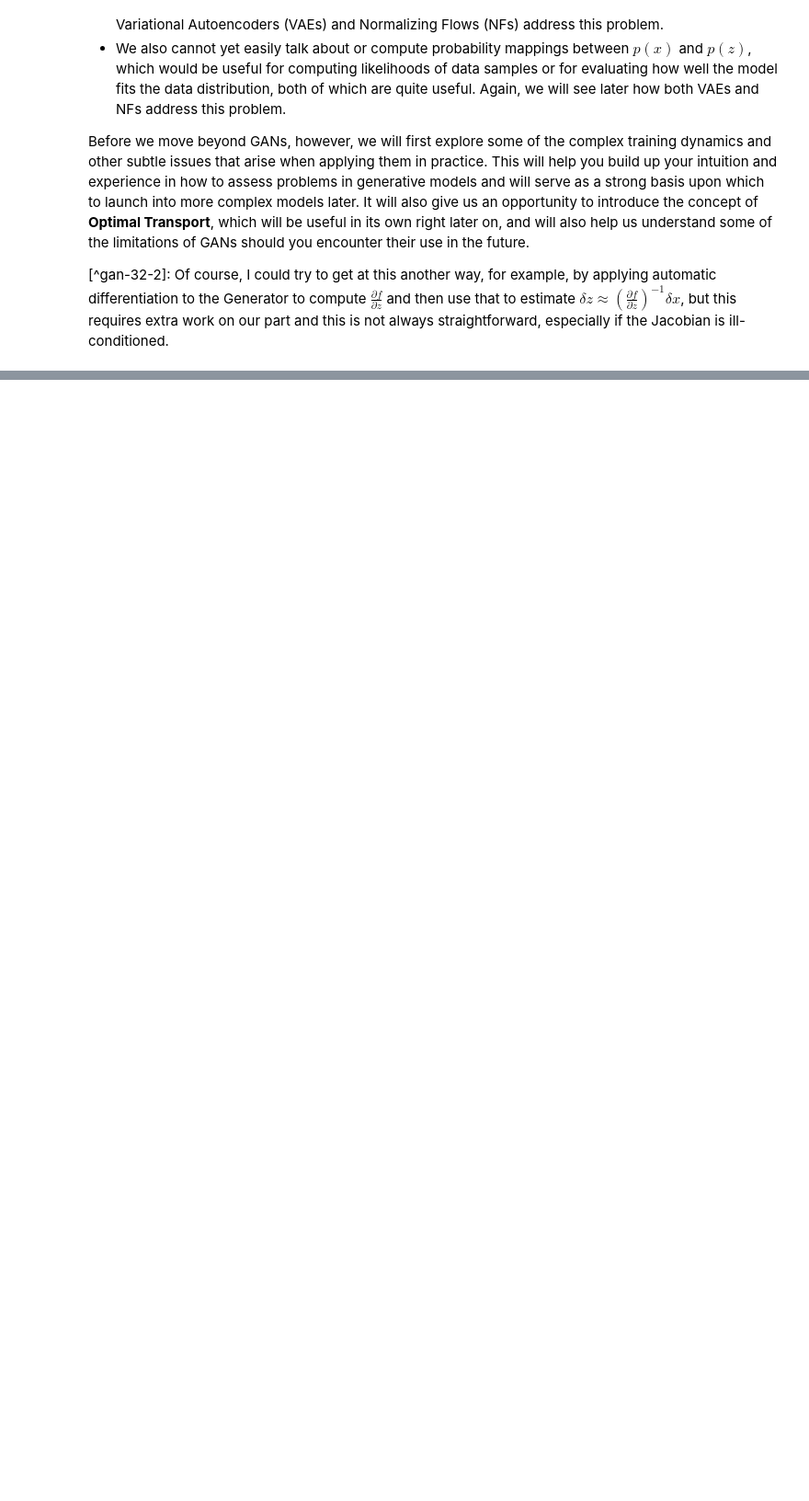
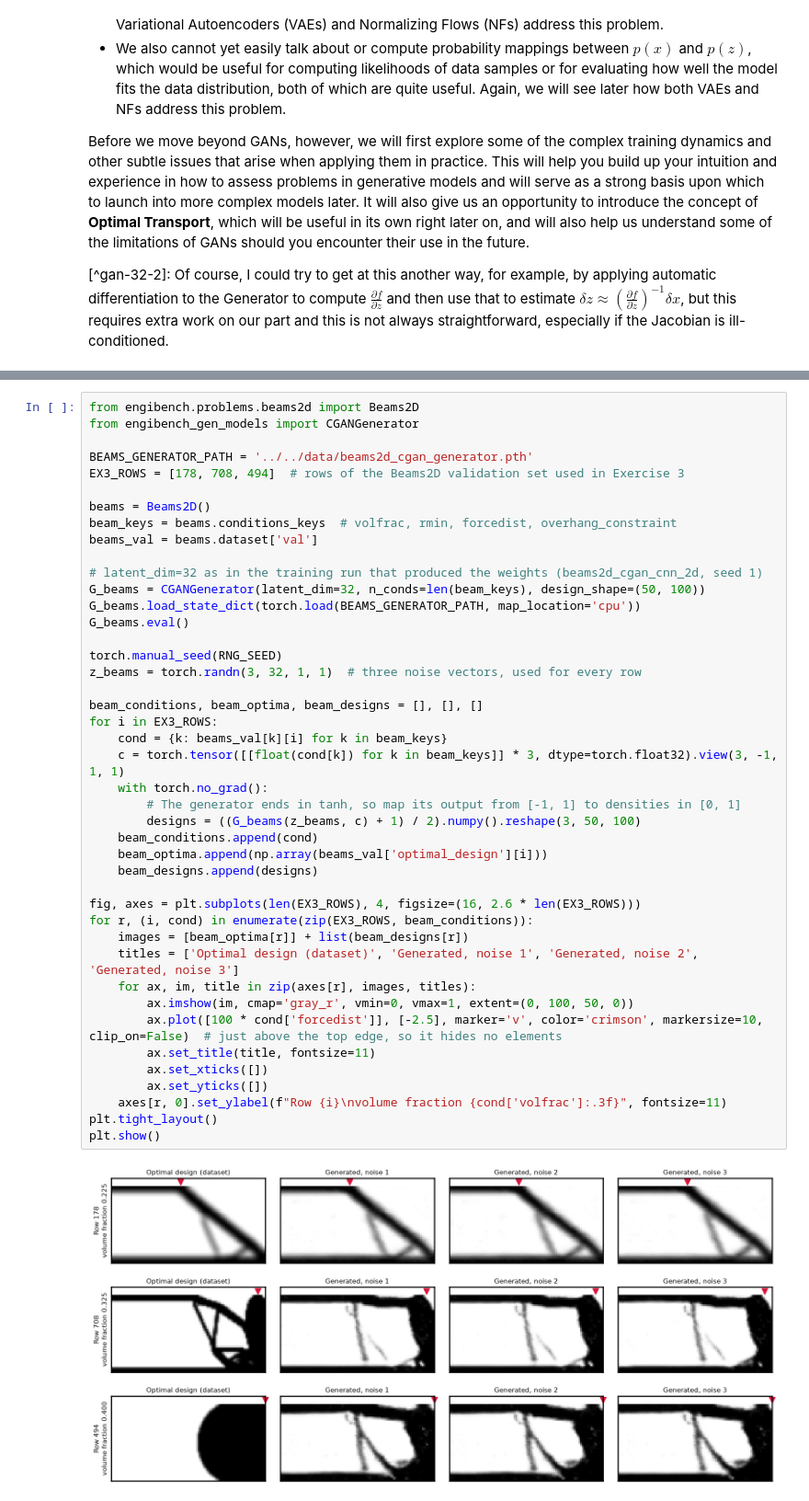
Before and after one commit to IDEALLab/ML4ME_Textbook, a Jupyter notebook: part2/gen_models/intro_to_GANS.ipynb, the cells around one changed output, grey strips where cells are left out. Shown at 92% size. Saved outputs shown, nothing was run; the diff lists cells and outputs as text; blank space fills up the shorter version.

```diff
--- a/part2/gen_models/intro_to_GANS.ipynb
+++ b/part2/gen_models/intro_to_GANS.ipynb
@@ -827,0 +1015,45 @@ Before we move beyond GANs, however, we will first explore some of the complex t
+# %%
+from engibench.problems.beams2d import Beams2D
+from engibench_gen_models import CGANGenerator
+
+BEAMS_GENERATOR_PATH = '../../data/beams2d_cgan_generator.pth'
+EX3_ROWS = [178, 708, 494]  # rows of the Beams2D validation set used in Exercise 3
+
+beams = Beams2D()
+beam_keys = beams.conditions_keys  # volfrac, rmin, forcedist, overhang_constraint
+beams_val = beams.dataset['val']
+
+# latent_dim=32 as in the training run that produced the weights (beams2d_cgan_cnn_2d, seed 1)
+G_beams = CGANGenerator(latent_dim=32, n_conds=len(beam_keys), design_shape=(50, 100))
+G_beams.load_state_dict(torch.load(BEAMS_GENERATOR_PATH, map_location='cpu'))
+G_beams.eval()
+
+torch.manual_seed(RNG_SEED)
+z_beams = torch.randn(3, 32, 1, 1)  # three noise vectors, used for every row
+
+beam_conditions, beam_optima, beam_designs = [], [], []
+for i in EX3_ROWS:
+    cond = {k: beams_val[k][i] for k in beam_keys}
+    c = torch.tensor([[float(cond[k]) for k in beam_keys]] * 3, dtype=torch.float32).view(3, -1, 1, 1)
+    with torch.no_grad():
+        # The generator ends in tanh, so map its output from [-1, 1] to densities in [0, 1]
+        designs = ((G_beams(z_beams, c) + 1) / 2).numpy().reshape(3, 50, 100)
+    beam_conditions.append(cond)
+    beam_optima.append(np.array(beams_val['optimal_design'][i]))
+    beam_designs.append(designs)
+
+fig, axes = plt.subplots(len(EX3_ROWS), 4, figsize=(16, 2.6 * len(EX3_ROWS)))
+for r, (i, cond) in enumerate(zip(EX3_ROWS, beam_conditions)):
+    images = [beam_optima[r]] + list(beam_designs[r])
+    titles = ['Optimal design (dataset)', 'Generated, noise 1', 'Generated, noise 2', 'Generated, noise 3']
+    for ax, im, title in zip(axes[r], images, titles):
+        ax.imshow(im, cmap='gray_r', vmin=0, vmax=1, extent=(0, 100, 50, 0))
+        ax.plot([100 * cond['forcedist']], [-2.5], marker='v', color='crimson', markersize=10, clip_on=False)  # just above the top edge, so it hides no elements
+        ax.set_title(title, fontsize=11)
+        ax.set_xticks([])
+        ax.set_yticks([])
+    axes[r, 0].set_ylabel(f"Row {i}\nvolume fraction {cond['volfrac']:.3f}", fontsize=11)
+plt.tight_layout()
+plt.show()
+# %% [output]
+[figure, added]
```
Also changed, not shown: parts of 18 cells of this notebook, 6 other files.
